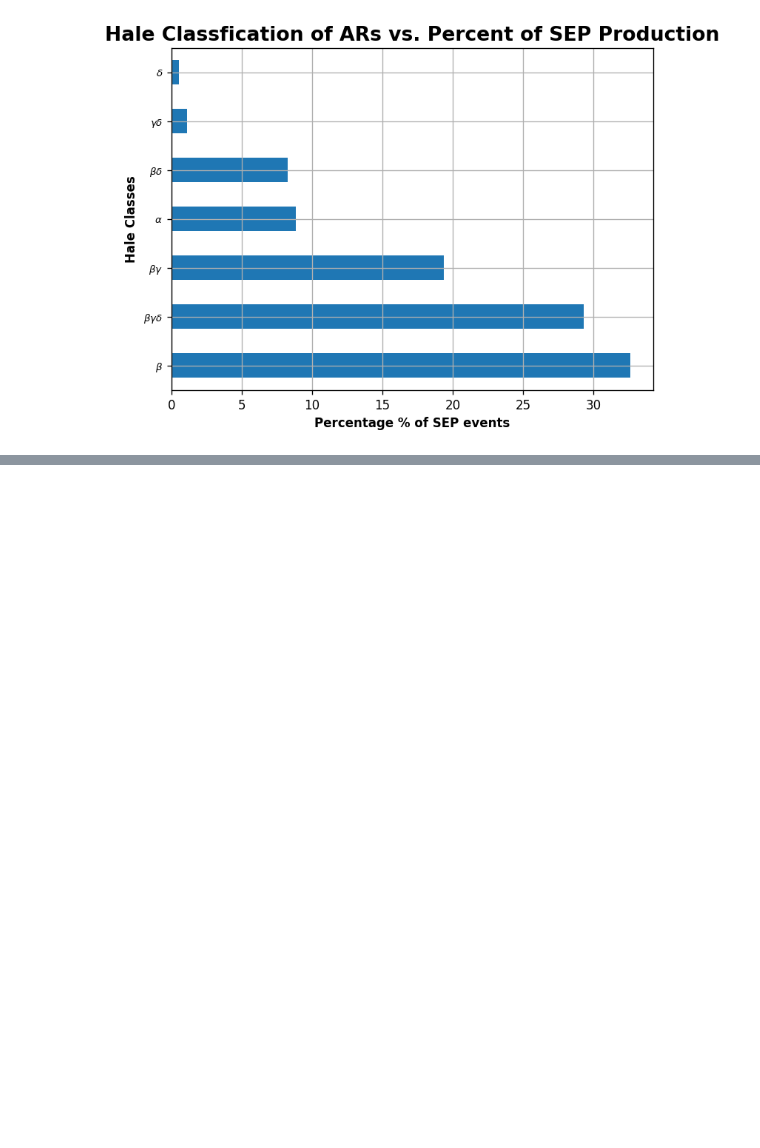
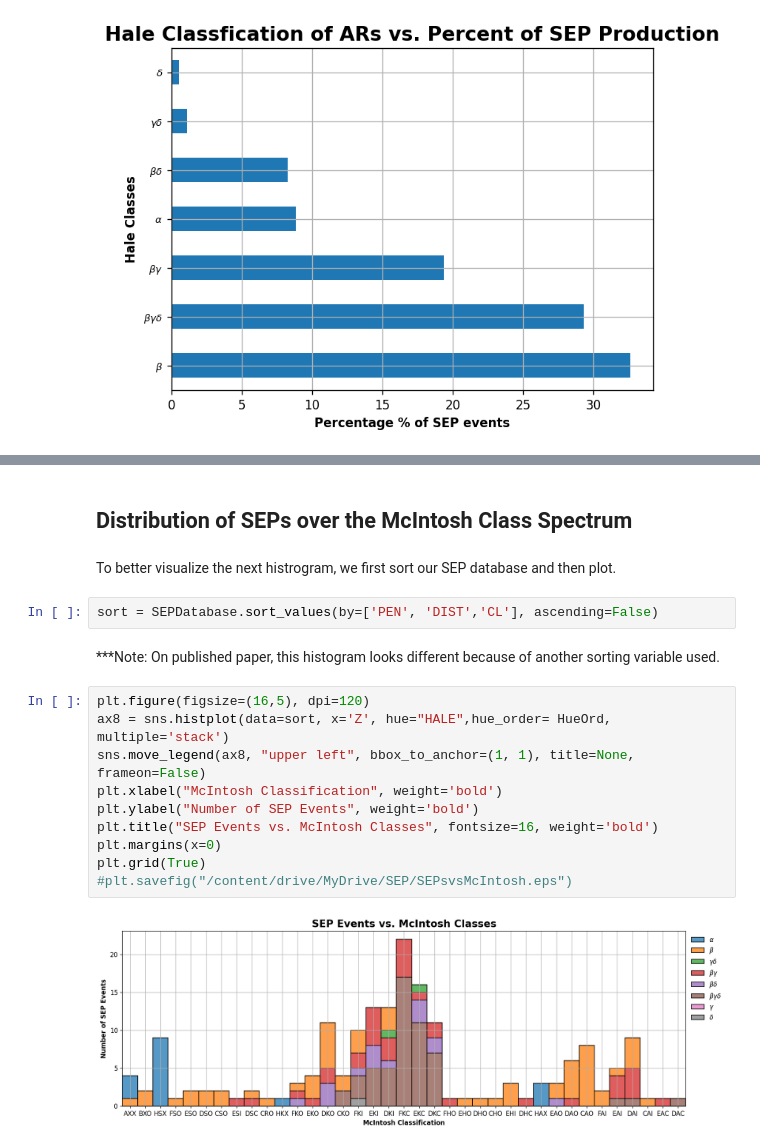
Before and after one commit to Brainz22/SEPAnalysis, a Jupyter notebook: SEPAnalysis.ipynb, the cells around one changed output, grey strips where cells are left out. Cells and saved outputs as stored; diff of their text form; blank space fills up the shorter version.

```diff
--- a/SEPAnalysis.ipynb
+++ b/SEPAnalysis.ipynb
@@ -75,0 +117,20 @@ plt.grid(True)
+# %% [markdown]
+## Distribution of SEPs over the McIntosh Class Spectrum
+# %% [markdown]
+To better visualize the next histrogram, we first sort our SEP database and then plot.
+# %%
+sort = SEPDatabase.sort_values(by=['PEN', 'DIST','CL'], ascending=False)
+# %% [markdown]
+***Note: On published paper, this histogram looks different because of another sorting variable used.
+# %%
+plt.figure(figsize=(16,5), dpi=120)
+ax8 = sns.histplot(data=sort, x='Z', hue="HALE",hue_order= HueOrd, multiple='stack')
+sns.move_legend(ax8, "upper left", bbox_to_anchor=(1, 1), title=None, frameon=False)
+plt.xlabel("McIntosh Classification", weight='bold')
+plt.ylabel("Number of SEP Events", weight='bold')
+plt.title("SEP Events vs. McIntosh Classes", fontsize=16, weight='bold')
+plt.margins(x=0)
+plt.grid(True)
+#plt.savefig("/content/drive/MyDrive/SEP/SEPsvsMcIntosh.eps")
+# %% [output]
+[figure, added]
```
Also changed, not shown: parts of 31 cells of this notebook.
